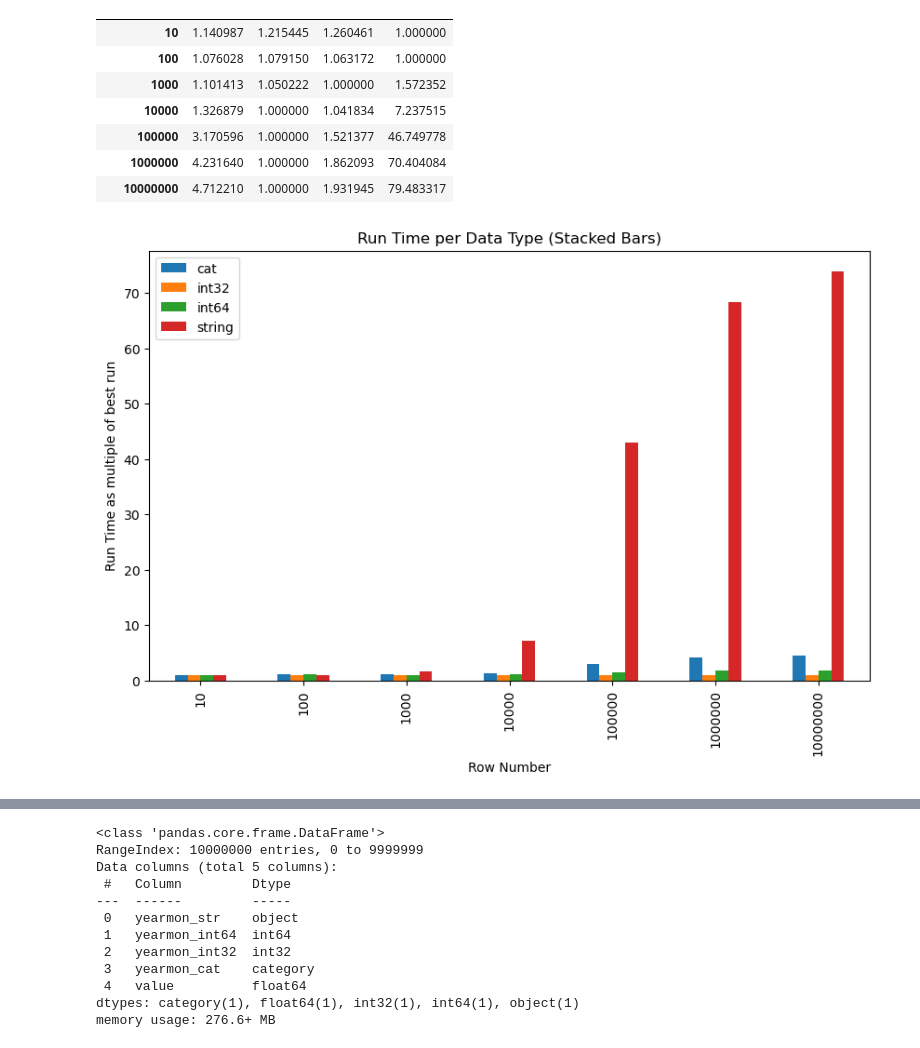
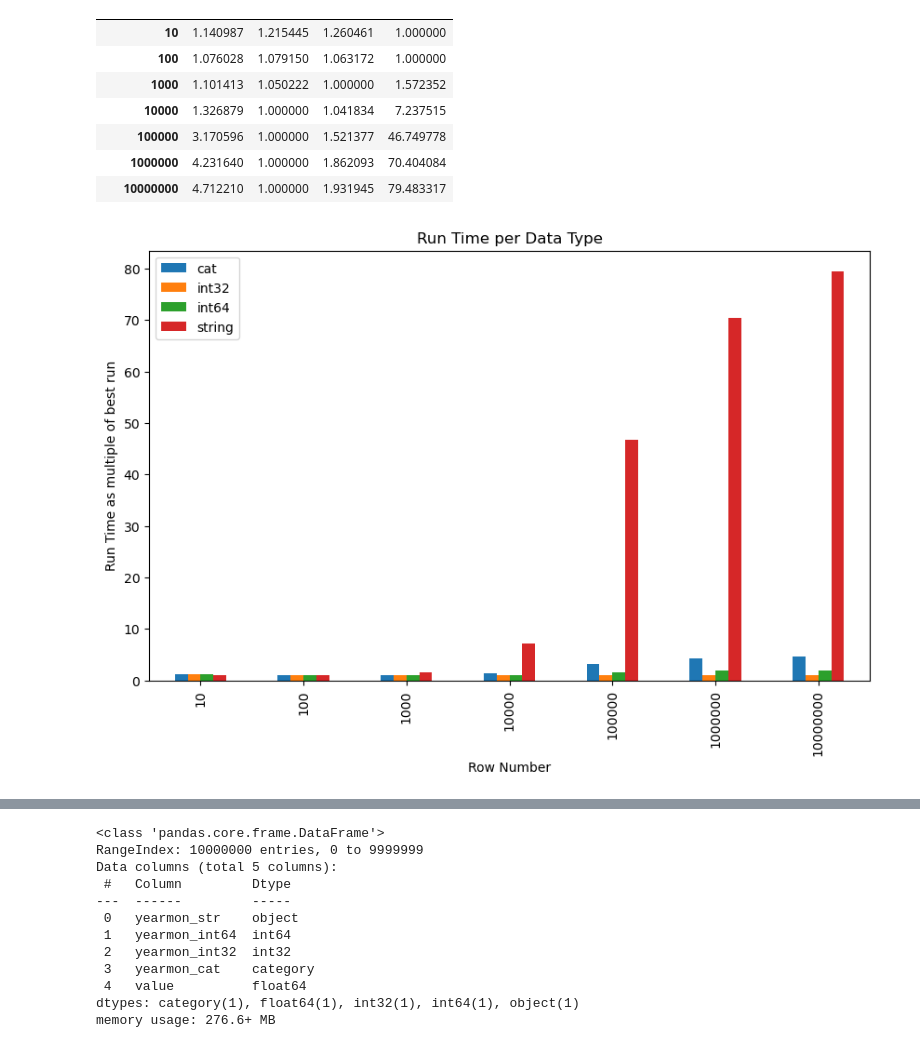
Before and after one commit to LeChStan/pandas_benchmark_experiments, a Jupyter notebook: yearmon_experiments.ipynb, the cells around one changed output, grey strips where cells are left out. Cells and saved outputs as stored; diff of their text form; code cells hidden in the pictures.

```diff
--- a/yearmon_experiments.ipynb
+++ b/yearmon_experiments.ipynb
@@ -138,19 +120,19 @@ results.pivot(index="row_number",columns="data_type", values="times_best")
 # %%
 grouped_data = results.groupby(['row_number', 'data_type'])['times_best'].sum().reset_index()
 
 # Pivot the grouped data to create a DataFrame suitable for stacked bar plot
 pivot_df = grouped_data.pivot(index='row_number', columns='data_type', values='times_best').fillna(0)
 
 # Create the stacked bar plot
 pivot_df.plot(kind='bar', stacked=False, figsize=(10, 6))
 
 # Add labels, title, and legend
 plt.xlabel('Row Number')
 plt.ylabel('Run Time as multiple of best run')
-plt.title('Run Time per Data Type (Stacked Bars)')
+plt.title('Run Time per Data Type')
 plt.legend()
 
 # Show the plot
 plt.show()
 # %% [output]
-[figure, old version]
+[figure, new version]
```
Also changed, not shown: parts of 13 cells of this notebook.
